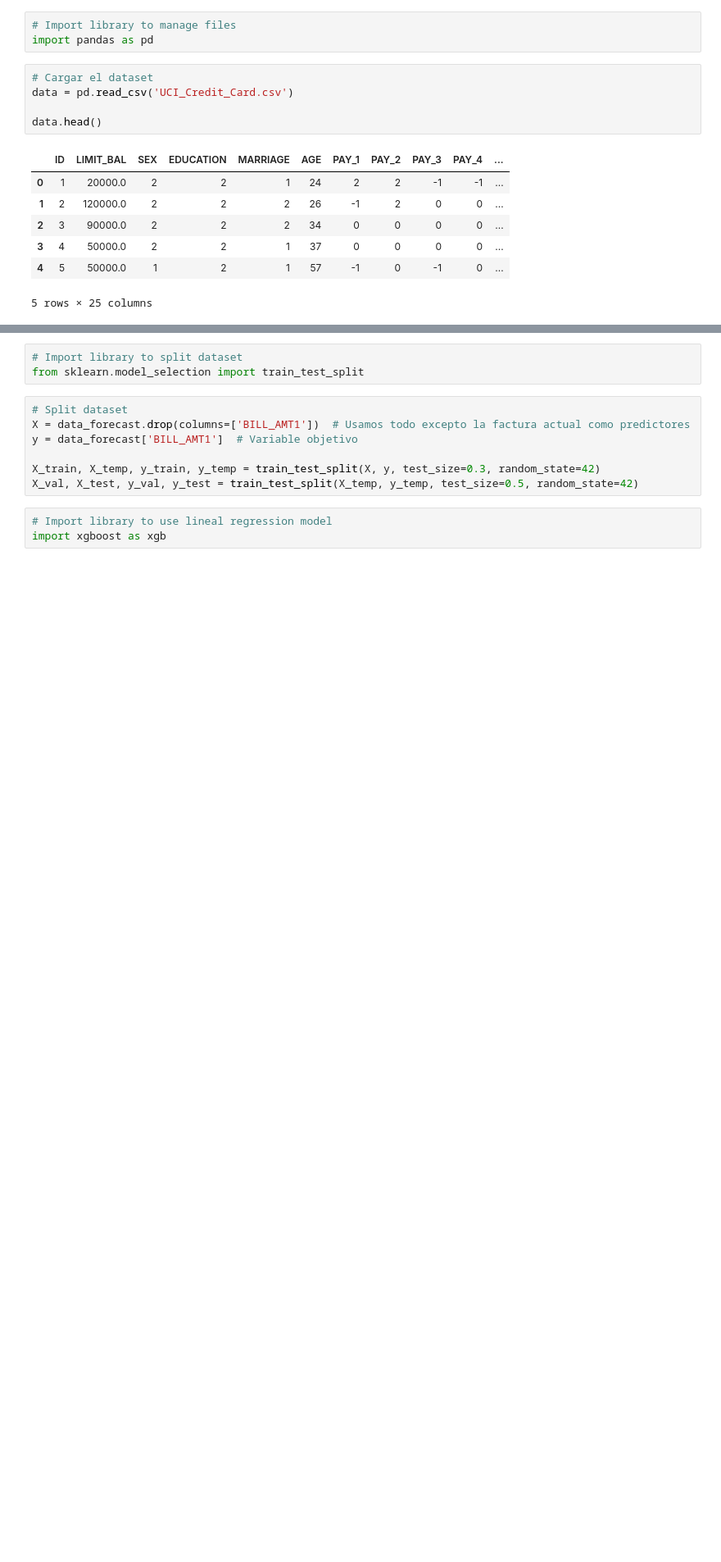
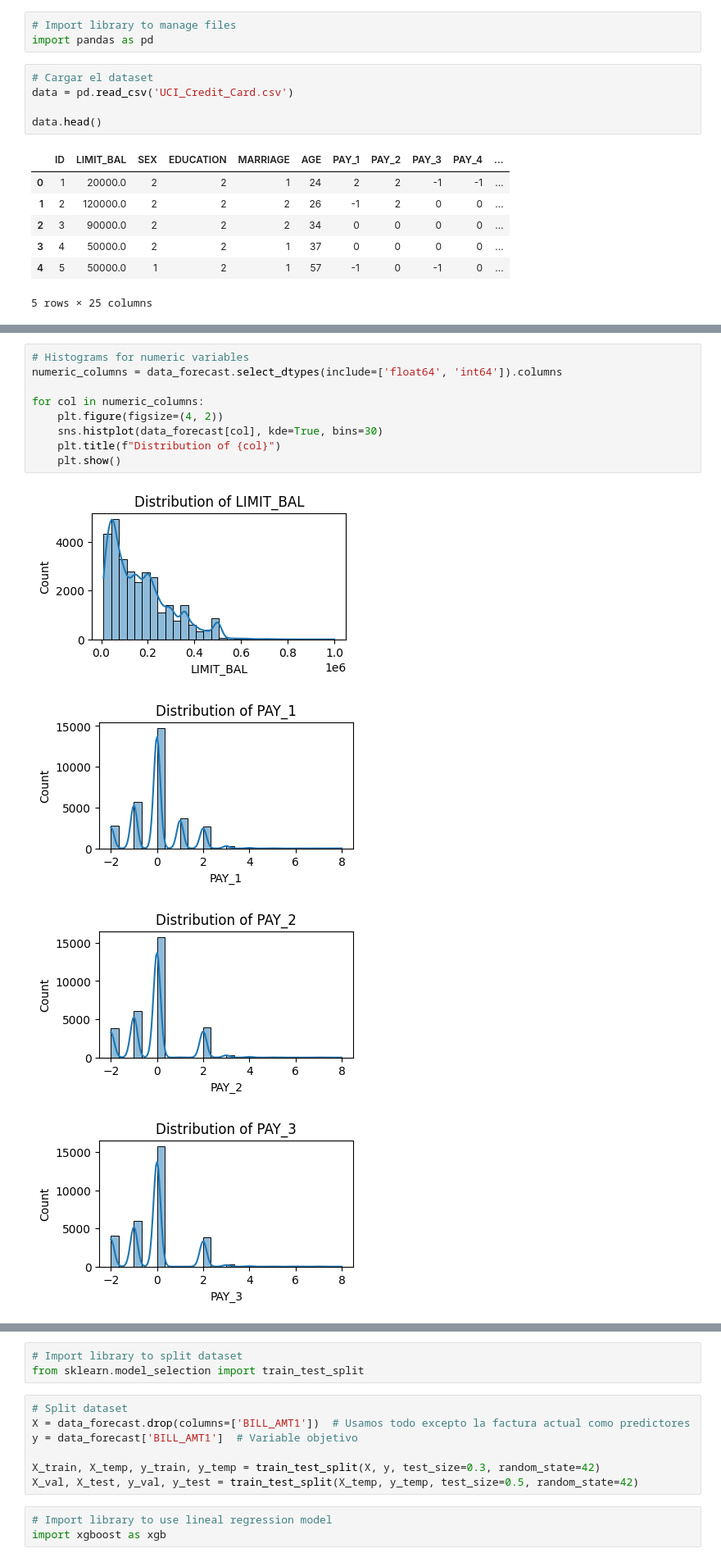
Before and after one commit to Generickle/credit-card-forecasting, a Jupyter notebook: CreditCardForecasting.ipynb, the cells around one changed output, grey strips where cells are left out. Shown at 82% size. Cells and saved outputs as stored; diff of their text form; blank space fills up the shorter version.

```diff
--- a/CreditCardForecasting.ipynb
+++ b/CreditCardForecasting.ipynb
@@ -86,0 +119,14 @@ See the caveats in the documentation: https://pandas.pydata.org/pandas-docs/stab
+# %%
+# Histograms for numeric variables
+numeric_columns = data_forecast.select_dtypes(include=['float64', 'int64']).columns
+
+for col in numeric_columns:
+    plt.figure(figsize=(4, 2))
+    sns.histplot(data_forecast[col], kde=True, bins=30)
+    plt.title(f"Distribution of {col}")
+    plt.show()
+# %% [output]
+[figure, added]
+[figure, added]
+[figure, added]
+[figure, added]
```
Also changed, not shown: parts of 37 cells of this notebook.
